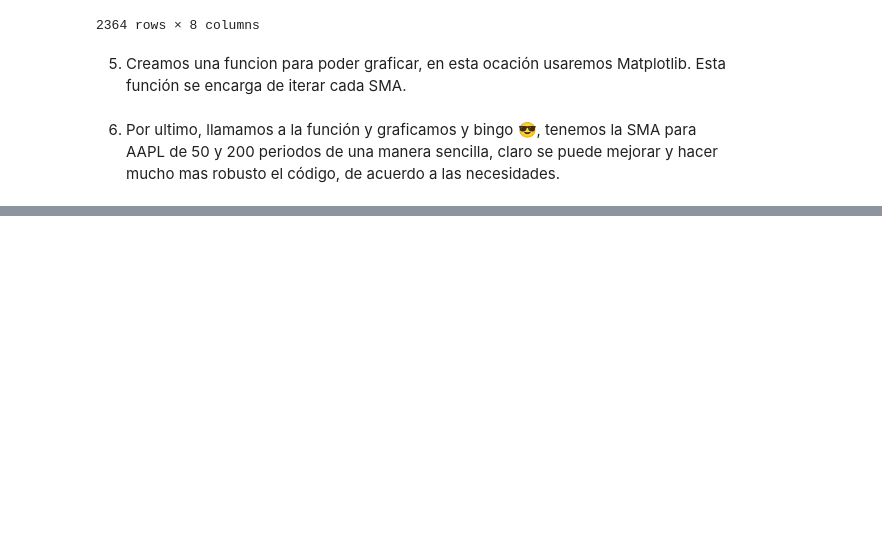
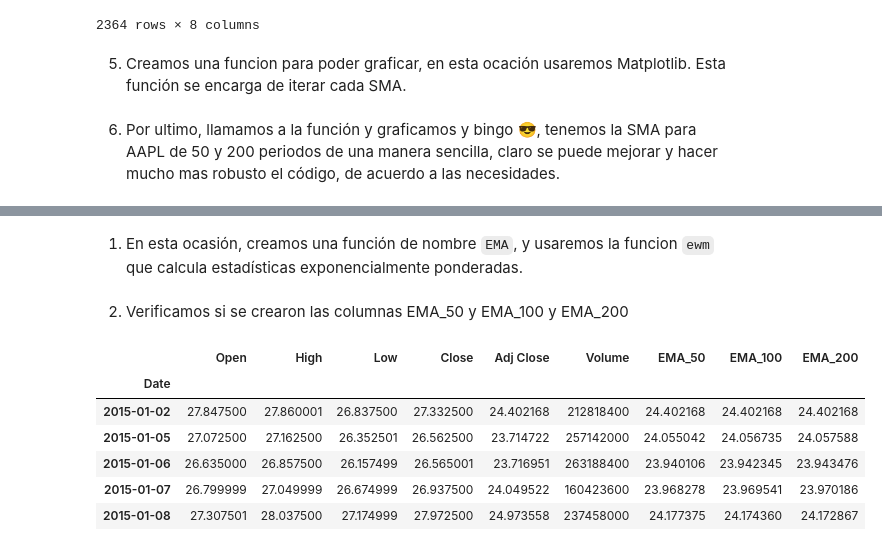
Before and after one commit to antonio-xrp/Data-science-for-finance-ES-EN, a Jupyter notebook: notebooks/analisis-tecnico/0.1-ema-sma.ipynb, the cells around one changed output, grey strips where cells are left out. Saved outputs shown, nothing was run; the diff lists cells and outputs as text; code cells hidden in the pictures; blank space fills up the shorter version.

```diff
--- a/notebooks/analisis-tecnico/0.1-ema-sma.ipynb
+++ b/notebooks/analisis-tecnico/0.1-ema-sma.ipynb
@@ -112,3 +149,5 @@ plot_data_SMA(sma_s)
+# %% [markdown]
+1. En esta ocasión, creamos una función de nombre `EMA`, y usaremos la funcion `ewm` que calcula estadísticas exponencialmente ponderadas.
 # %%
 def EMA(df, *windows):
     for window in windows:
@@ -123,3 +162,16 @@ def EMA(df, *windows):
 
 
     return df
+# %% [markdown]
+2. Verificamos si se crearon las columnas EMA_50 y EMA_100 y EMA_200
+# %%
+exponencial = EMA(data,50,100,200)
+exponencial.head()
+# %% [output]
+|  | Open | High | Low | Close | Adj Close | Volume | EMA_50 | EMA_100 | EMA_200 |
+| Date |  |  |  |  |  |  |  |  |  |
+| 2015-01-02 | 27.847500 | 27.860001 | 26.837500 | 27.332500 | 24.402168 | 212818400 | 24.402168 | 24.402168 | 24.402168 |
+| 2015-01-05 | 27.072500 | 27.162500 | 26.352501 | 26.562500 | 23.714722 | 257142000 | 24.055042 | 24.056735 | 24.057588 |
+| 2015-01-06 | 26.635000 | 26.857500 | 26.157499 | 26.565001 | 23.716951 | 263188400 | 23.940106 | 23.942345 | 23.943476 |
+| 2015-01-07 | 26.799999 | 27.049999 | 26.674999 | 26.937500 | 24.049522 | 160423600 | 23.968278 | 23.969541 | 23.970186 |
+| 2015-01-08 | 27.307501 | 28.037500 | 27.174999 | 27.972500 | 24.973558 | 237458000 | 24.177375 | 24.174360 | 24.172867 |
```
Also changed, not shown: parts of 18 cells of this notebook.
